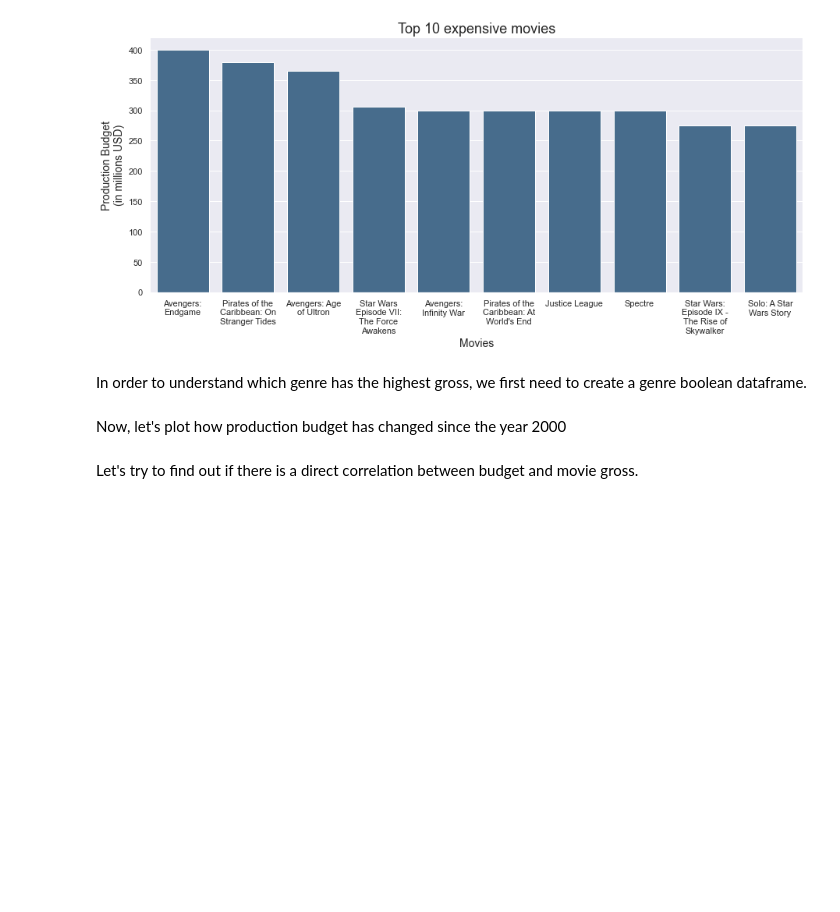
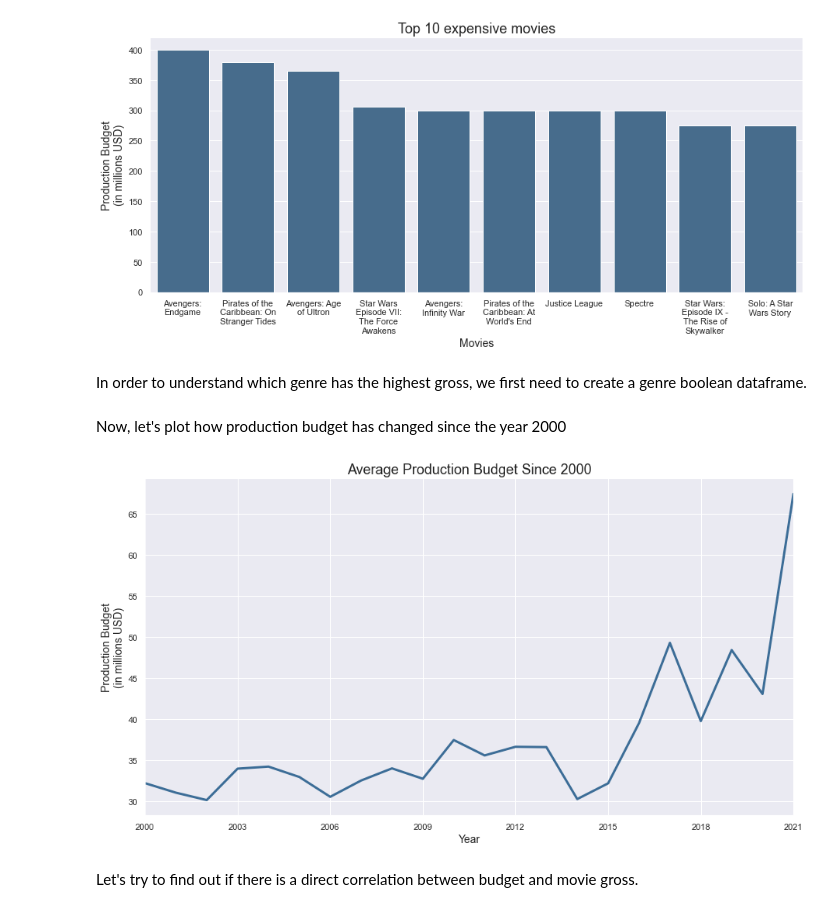
Before and after one commit to afanta-fi/Microsoft_in_The_Movie_Business, a Jupyter notebook: code/visualization.ipynb, the cells around one changed output. Drawn from its saved outputs; the diff is of its cells as text; code cells hidden in the pictures; blank space fills up the shorter version.

```diff
--- a/code/visualization.ipynb
+++ b/code/visualization.ipynb
@@ -92,21 +92,25 @@ genres_bool.drop('\\N',axis=1,inplace=True)
 Now, let's plot how production budget has changed since the year 2000
 # %%
 #Movies with release year
+sns.set(rc={"figure.figsize":(15, 8)})
 #Eliminate Unknows
 movies_rel = movies_df[movies_df['startYear']!='Unknown']
 #Aggregate by year
 movie_trends = movies_rel.groupby('startYear')['production_budget'].agg(['mean'])
 movie_trends = movie_trends.reset_index()
 #Choose movies released after 2000
 movie_trends = movie_trends[movie_trends['startYear']>=2000]
 #Show values in millions
 movie_trends['mean'] = movie_trends['mean']/1e6
-sns.set(rc={"figure.figsize":(15, 6)})
-ax = sns.lineplot(data=movie_trends, x='startYear',y='mean',color="#3C6D97")
+ax = sns.lineplot(data=movie_trends, x='startYear',y='mean',color="#3C6D97",linewidth = 3)
 ax.set_xlabel('Year',fontsize=14)
 ax.set_ylabel('Production Budget\n(in millions USD)',fontsize=14)
 ax.set_title('Average Production Budget Since 2000',fontsize=18);
+ax.set(xlim=(2000,2021))
+ax.set_xticks(range(2000,2022,3))
 plt.savefig('../images/budget_by_year.png')
+# %% [output]
+[figure, added]
 # %% [markdown]
 Let's try to find out if there is a direct correlation between budget and movie gross.
 # %%
```
Also changed, not shown: parts of 10 cells of this notebook, 1 other file.
